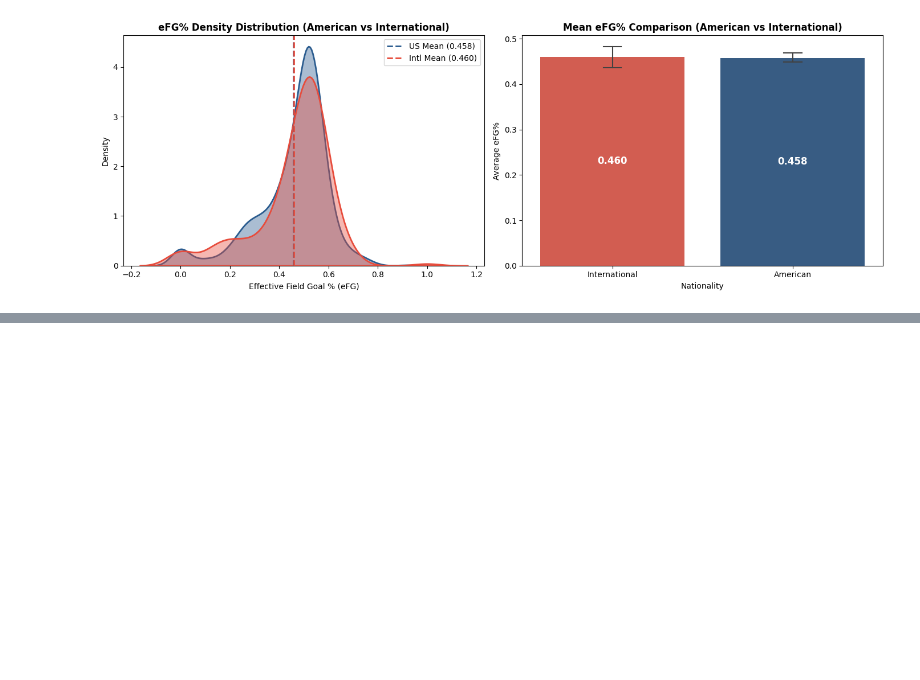
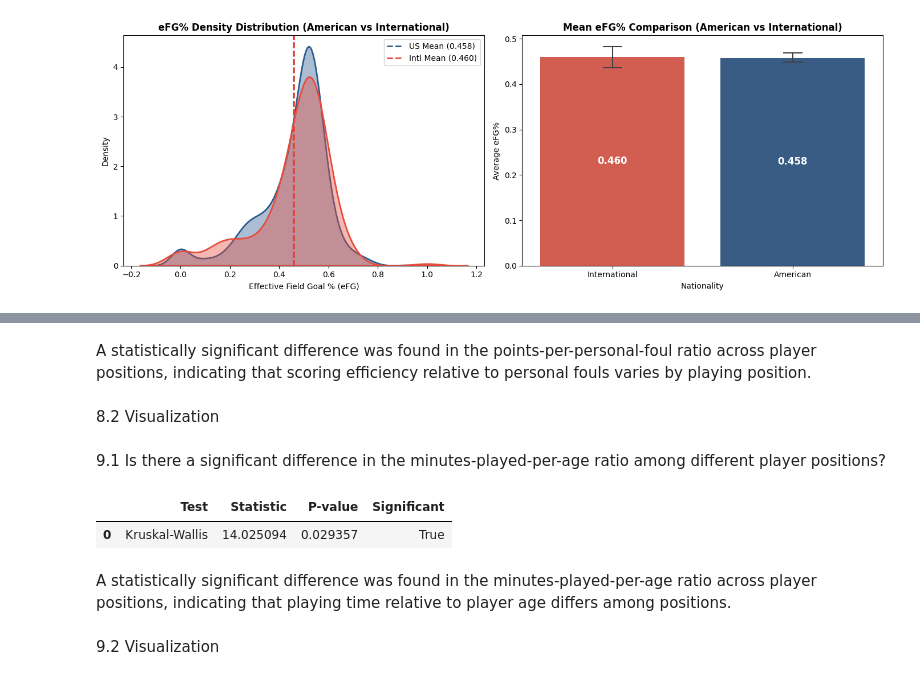
Before and after one commit to SadeghMahmoudAbadi/Basketball-Data-Analysis, a Jupyter notebook: analysis.ipynb, the cells around one changed output, grey strips where cells are left out. Cells and saved outputs as stored; diff of their text form; code cells hidden in the pictures; blank space fills up the shorter version.

```diff
--- a/analysis.ipynb
+++ b/analysis.ipynb
@@ -1085,0 +1173,18 @@ The `errwidth` parameter is deprecated. And will be removed in v0.15.0. Pass `er
+# %% [markdown]
+A statistically significant difference was found in the points-per-personal-foul ratio across player positions, indicating that scoring efficiency relative to personal fouls varies by playing position.
+# %% [markdown]
+8.2
+Visualization
+# %% [markdown]
+9.1
+Is there a significant difference in the minutes-played-per-age ratio among different player positions?
+# %%
+compare_groups(mins_age_df, "mins_per_age")
+# %% [output]
+|  | Test | Statistic | P-value | Significant |
+| 0 | Kruskal-Wallis | 14.025094 | 0.029357 | True |
+# %% [markdown]
+A statistically significant difference was found in the minutes-played-per-age ratio across player positions, indicating that playing time relative to player age differs among positions.
+# %% [markdown]
+9.2
+Visualization
```
Also changed, not shown: parts of 6 cells of this notebook.
